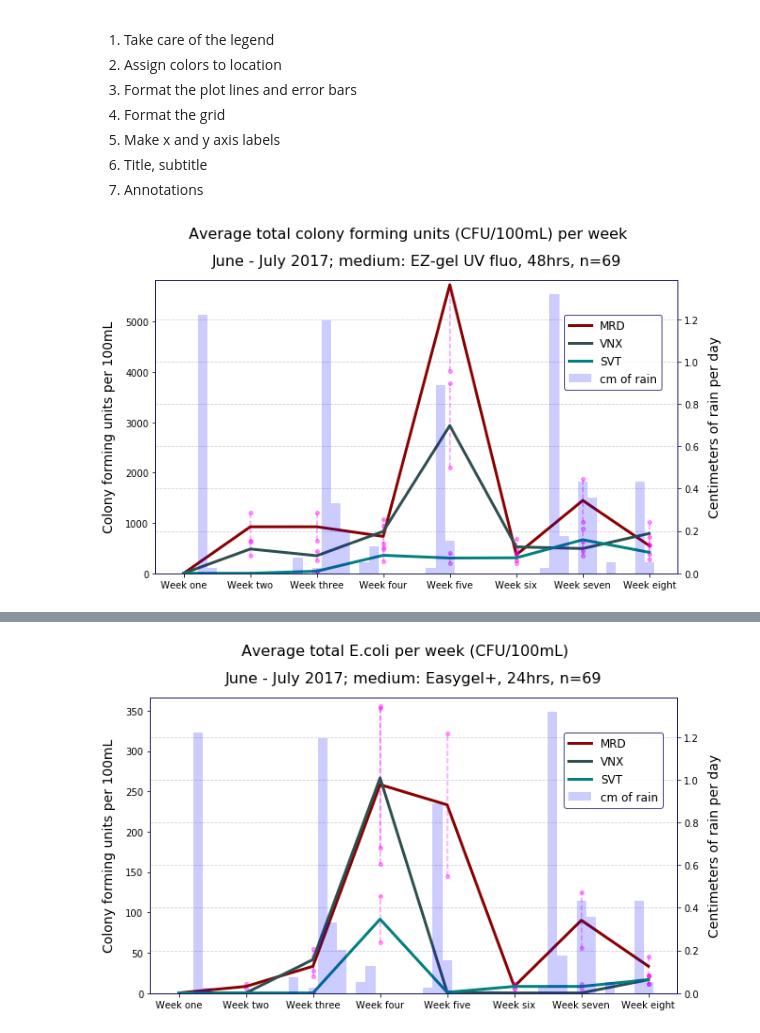
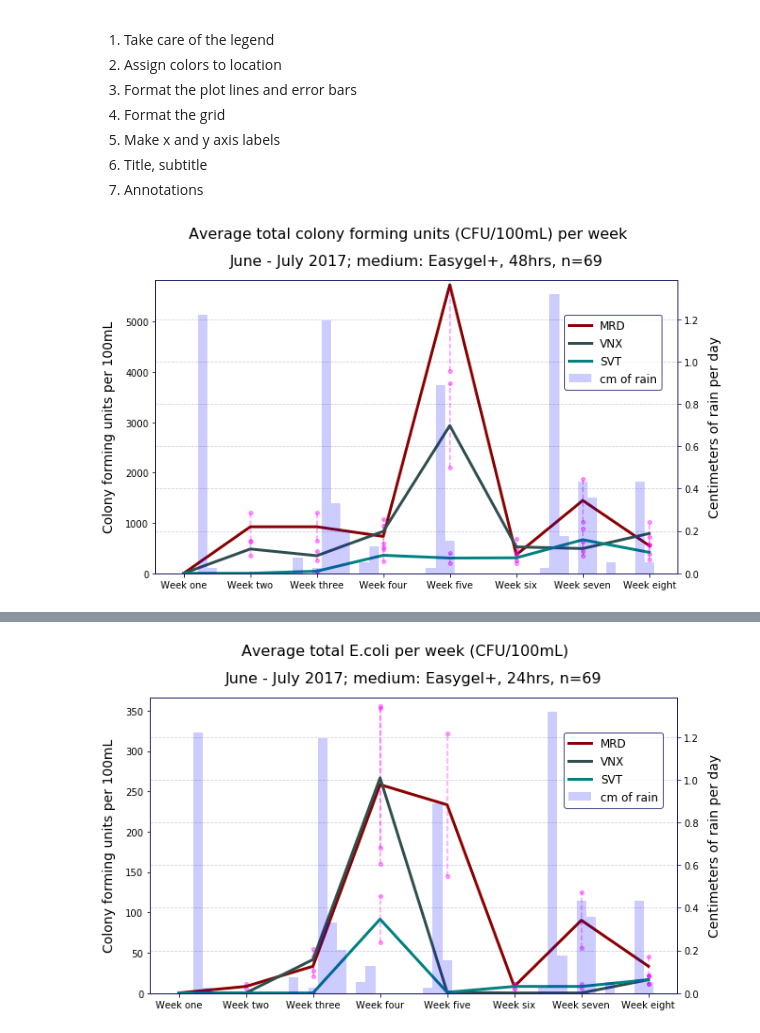
Before and after one commit to GaryHDA/module_one, a Jupyter notebook: micro/results_grid_final_version.ipynb, the cells around one changed output, grey strips where cells are left out. Cells and saved outputs as stored; diff of their text form; code cells hidden in the pictures.

```diff
--- a/micro/results_grid_final_version.ipynb
+++ b/micro/results_grid_final_version.ipynb
@@ -1413,9 +1413,9 @@ def not_simple_plot(arange, values, datelist, ticklocs, places,rain, xtiks,sup_t
 
     plt.show()
 # %%
-not_simple_plot(8, cfus_week,b,  date_list[7::7], places_48,d_rain_x, weeks_l, 'Average total colony forming units (CFU/100mL) per week', 'June - July 2017; medium: EZ-gel UV fluo, 48hrs, n=69', 'cfu_week.png')
+not_simple_plot(8, cfus_week,b,  date_list[7::7], places_48,d_rain_x, weeks_l, 'Average total colony forming units (CFU/100mL) per week', 'June - July 2017; medium: Easygel+, 48hrs, n=69', 'cfu_week.png')
 # %% [output]
-[figure, old version]
+[figure, new version]
 # %%
 not_simple_plot(8,  coliforms_week,b, date_list[7::7], places_48,d_rain_x, weeks_l, 'Average total COLIFORMS per week (CFU/100mL)','June - July 2017; medium: Easygel+, 48hrs, n=69', 'coli_form_week.png' )
 # %% [output]
```
Also changed, not shown: parts of 2 cells of this notebook, 3 other files.
